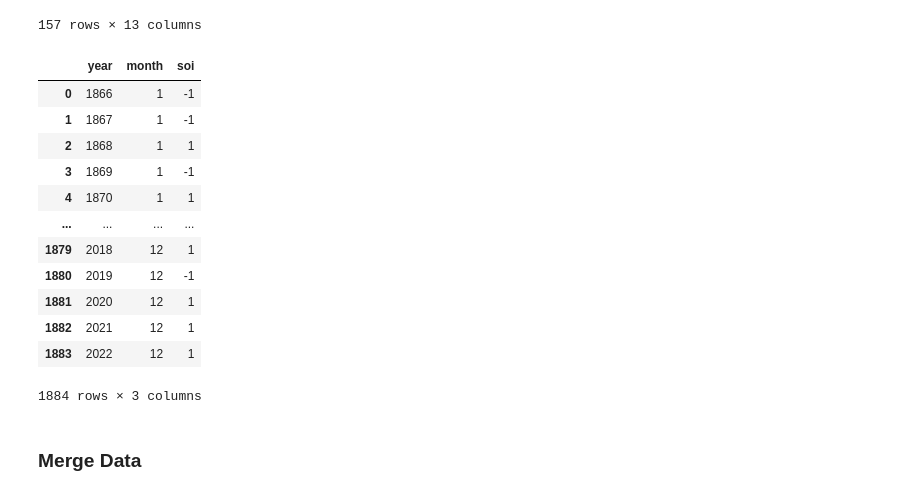
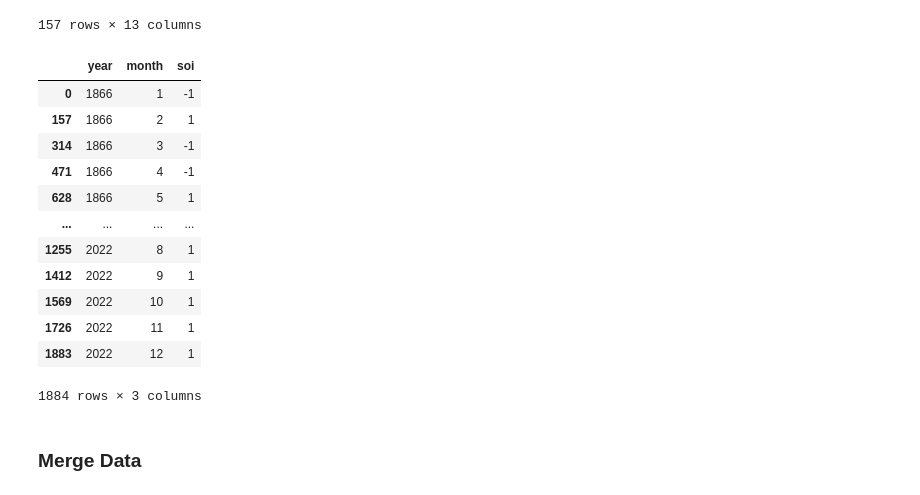
Before and after one commit to pippahtlin/Extreme-Precipitation, a Jupyter notebook: Import Data.ipynb, the cells around one changed output. Cells and saved outputs as stored; diff of their text form; code cells hidden in the pictures.

```diff
--- a/Import Data.ipynb
+++ b/Import Data.ipynb
@@ -251,23 +251,22 @@ soi_interpolated
 | 156 | 2022 | -1 | -1 | 1 | -1 | -1 | -1 | 1 | 1 | 1 | 1 | ... |
 157 rows × 13 columns
 # %%
-# Stack the data and repeat by day
-soi_interpolated = soi_interpolated.melt(id_vars=["year"],
-        var_name= ["month"],
-        value_name = 'soi')
-soi_interpolated
+# Melt the dataset
+soi_interpolated = soi_interpolated.reset_index(drop=True)
+melted_soi = pd.melt(soi_interpolated, id_vars=['year'], var_name='month', value_name='soi').sort_values(by=['year', 'month'])
+melted_soi
 # %% [output]
 |  | year | month | soi |
 | 0 | 1866 | 1 | -1 |
-| 1 | 1867 | 1 | -1 |
-| 2 | 1868 | 1 | 1 |
-| 3 | 1869 | 1 | -1 |
-| 4 | 1870 | 1 | 1 |
+| 157 | 1866 | 2 | 1 |
+| 314 | 1866 | 3 | -1 |
+| 471 | 1866 | 4 | -1 |
+| 628 | 1866 | 5 | 1 |
 | ... | ... | ... | ... |
-| 1879 | 2018 | 12 | 1 |
-| 1880 | 2019 | 12 | -1 |
-| 1881 | 2020 | 12 | 1 |
-| 1882 | 2021 | 12 | 1 |
+| 1255 | 2022 | 8 | 1 |
+| 1412 | 2022 | 9 | 1 |
+| 1569 | 2022 | 10 | 1 |
+| 1726 | 2022 | 11 | 1 |
 | 1883 | 2022 | 12 | 1 |
 1884 rows × 3 columns
 # %% [markdown]
```
Also changed, not shown: parts of 4 cells of this notebook, 1 other file.
